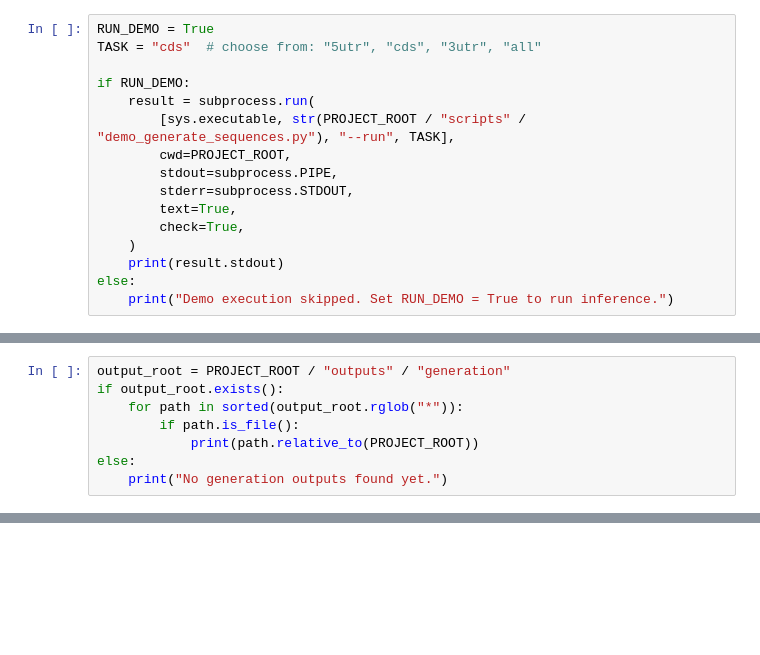
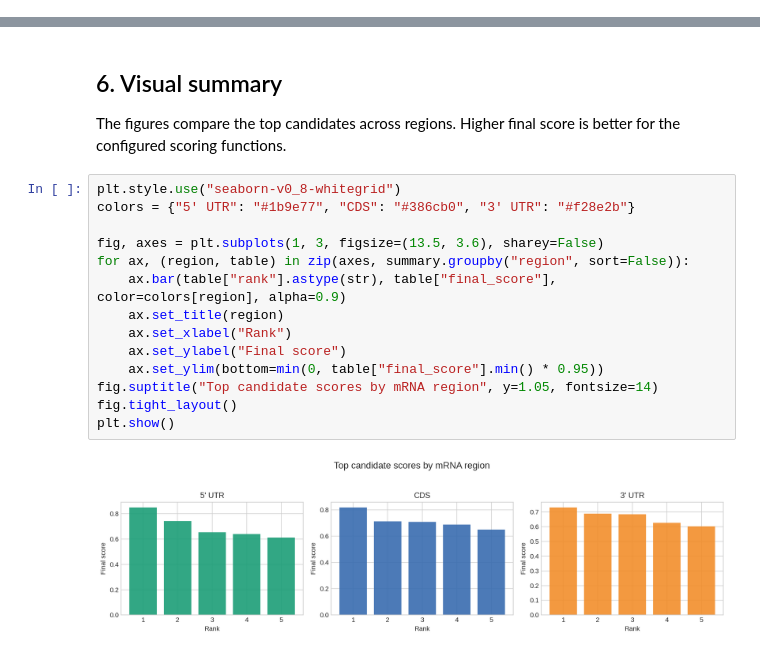
Before and after one commit to xiaoshaziydy/mrose, a Jupyter notebook: docs/notebooks/mROSE_generation_demo.ipynb, the cells around one changed output, grey strips where cells are left out. Cells and saved outputs as stored; diff of their text form; blank space fills up the shorter version.

Commit message:
Refine unified generation demo outputs

```diff
--- a/docs/notebooks/mROSE_generation_demo.ipynb
+++ b/docs/notebooks/mROSE_generation_demo.ipynb
@@ -167,16 +0,0 @@ This cell runs the compact CDS demo by default. `cds` is the lightest choice bec
-# %%
-RUN_DEMO = True
-TASK = "cds"  # choose from: "5utr", "cds", "3utr", "all"
-
-if RUN_DEMO:
-    result = subprocess.run(
-        [sys.executable, str(PROJECT_ROOT / "scripts" / "demo_generate_sequences.py"), "--run", TASK],
-        cwd=PROJECT_ROOT,
-        stdout=subprocess.PIPE,
-        stderr=subprocess.STDOUT,
-        text=True,
-        check=True,
-    )
-    print(result.stdout)
-else:
-    print("Demo execution skipped. Set RUN_DEMO = True to run inference.")
@@ -205,8 +0,0 @@ After running a demo, generated files are written under `outputs/generation/`.
-# %%
-output_root = PROJECT_ROOT / "outputs" / "generation"
-if output_root.exists():
-    for path in sorted(output_root.rglob("*")):
-        if path.is_file():
-            print(path.relative_to(PROJECT_ROOT))
-else:
-    print("No generation outputs found yet.")
@@ -223,0 +222,20 @@ outputs/generation/cds_demo/top10_generated_scored.fasta
+# %% [markdown]
+## 6. Visual summary
+
+The figures compare the top candidates across regions. Higher final score is better for the configured scoring functions.
+# %%
+plt.style.use("seaborn-v0_8-whitegrid")
+colors = {"5' UTR": "#1b9e77", "CDS": "#386cb0", "3' UTR": "#f28e2b"}
+
+fig, axes = plt.subplots(1, 3, figsize=(13.5, 3.6), sharey=False)
+for ax, (region, table) in zip(axes, summary.groupby("region", sort=False)):
+    ax.bar(table["rank"].astype(str), table["final_score"], color=colors[region], alpha=0.9)
+    ax.set_title(region)
+    ax.set_xlabel("Rank")
+    ax.set_ylabel("Final score")
+    ax.set_ylim(bottom=min(0, table["final_score"].min() * 0.95))
+fig.suptitle("Top candidate scores by mRNA region", y=1.05, fontsize=14)
+fig.tight_layout()
+plt.show()
+# %% [output]
+[figure, added]
```
Also changed, not shown: parts of 33 cells of this notebook, 5 other files.
